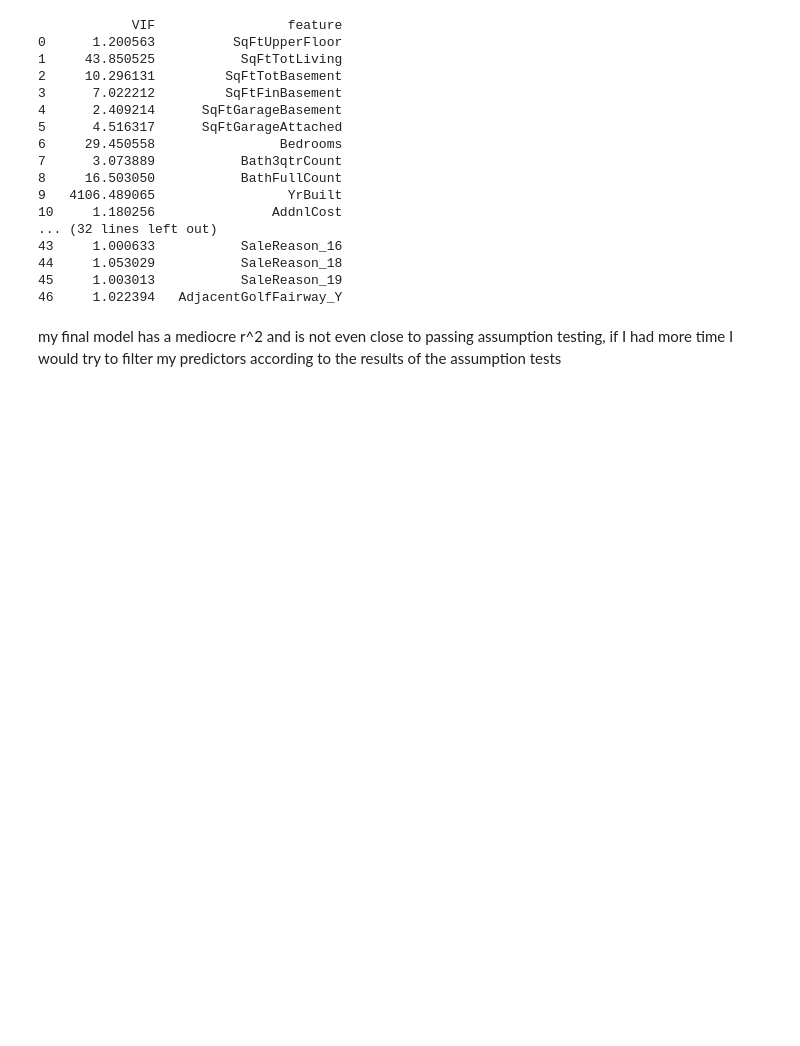
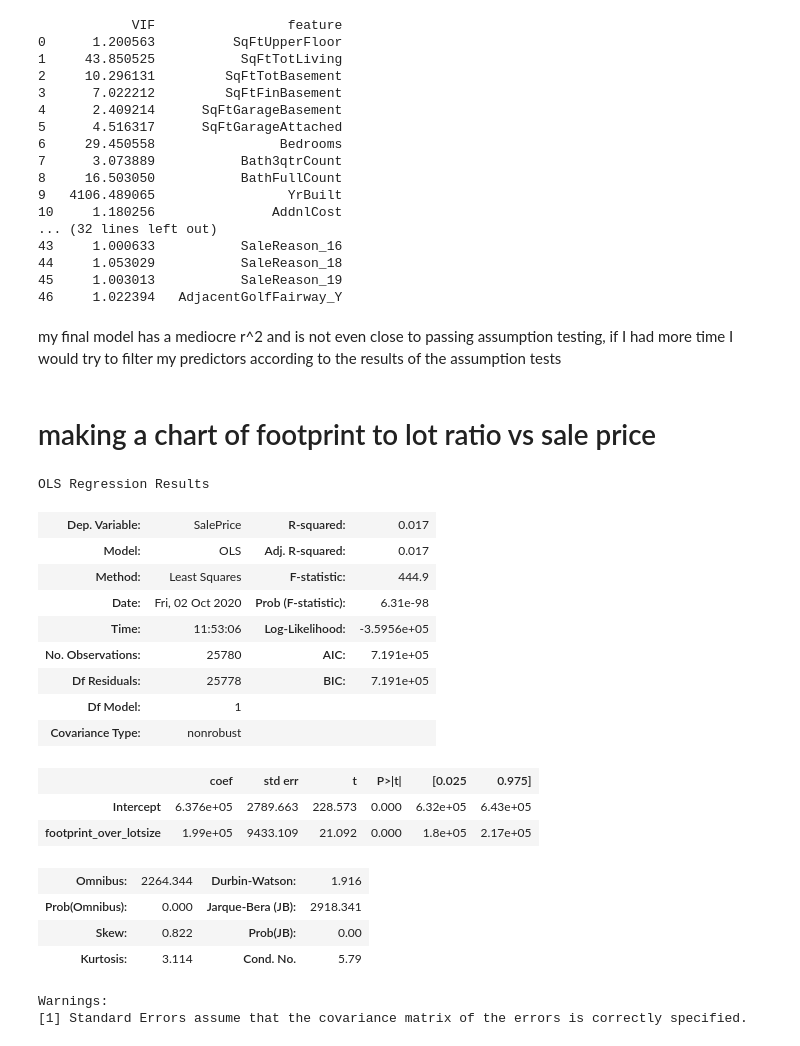
Before and after one commit to Jaccomando/phase_2_project_chicago-sf-seattle-ds-082420, a Jupyter notebook: exploratory/matt_model_testing.ipynb, the cells around one changed output. Saved outputs shown, nothing was run; the diff lists cells and outputs as text; code cells hidden in the pictures; blank space fills up the shorter version.

```diff
--- a/exploratory/matt_model_testing.ipynb
+++ b/exploratory/matt_model_testing.ipynb
@@ -607,3 +607,31 @@ check_assumptions(model_ords_and_cats, ords_and_cats_df.drop(target, axis = 1))
 46     1.022394   AdjacentGolfFairway_Y
 # %% [markdown]
 my final model has a mediocre r^2 and is not even close to passing assumption testing, if I had more time I would try to filter my predictors according to the results of the assumption tests
+# %% [markdown]
+# making a chart of footprint to lot ratio vs sale price
+# %%
+footprint_model_df = ords_and_cats_df[[target, 'footprint_over_lotsize']]
+
+footprint_model = smf.ols(f'{target} ~ footprint_over_lotsize', footprint_model_df).fit()
+
+footprint_model.summary()
+# %% [output]
+OLS Regression Results
+| Dep. Variable: | SalePrice | R-squared: | 0.017 |
+| Model: | OLS | Adj. R-squared: | 0.017 |
+| Method: | Least Squares | F-statistic: | 444.9 |
+| Date: | Fri, 02 Oct 2020 | Prob (F-statistic): | 6.31e-98 |
+| Time: | 11:53:06 | Log-Likelihood: | -3.5956e+05 |
+| No. Observations: | 25780 | AIC: | 7.191e+05 |
+| Df Residuals: | 25778 | BIC: | 7.191e+05 |
+| Df Model: | 1 |  |  |
+| Covariance Type: | nonrobust |  |  |
+|  | coef | std err | t | P>|t| | [0.025 | 0.975] |
+| Intercept | 6.376e+05 | 2789.663 | 228.573 | 0.000 | 6.32e+05 | 6.43e+05 |
+| footprint_over_lotsize | 1.99e+05 | 9433.109 | 21.092 | 0.000 | 1.8e+05 | 2.17e+05 |
+| Omnibus: | 2264.344 | Durbin-Watson: | 1.916 |
+| Prob(Omnibus): | 0.000 | Jarque-Bera (JB): | 2918.341 |
+| Skew: | 0.822 | Prob(JB): | 0.00 |
+| Kurtosis: | 3.114 | Cond. No. | 5.79 |
+Warnings:
+[1] Standard Errors assume that the covariance matrix of the errors is correctly specified.
```
Also changed, not shown: parts of 5 cells of this notebook.
